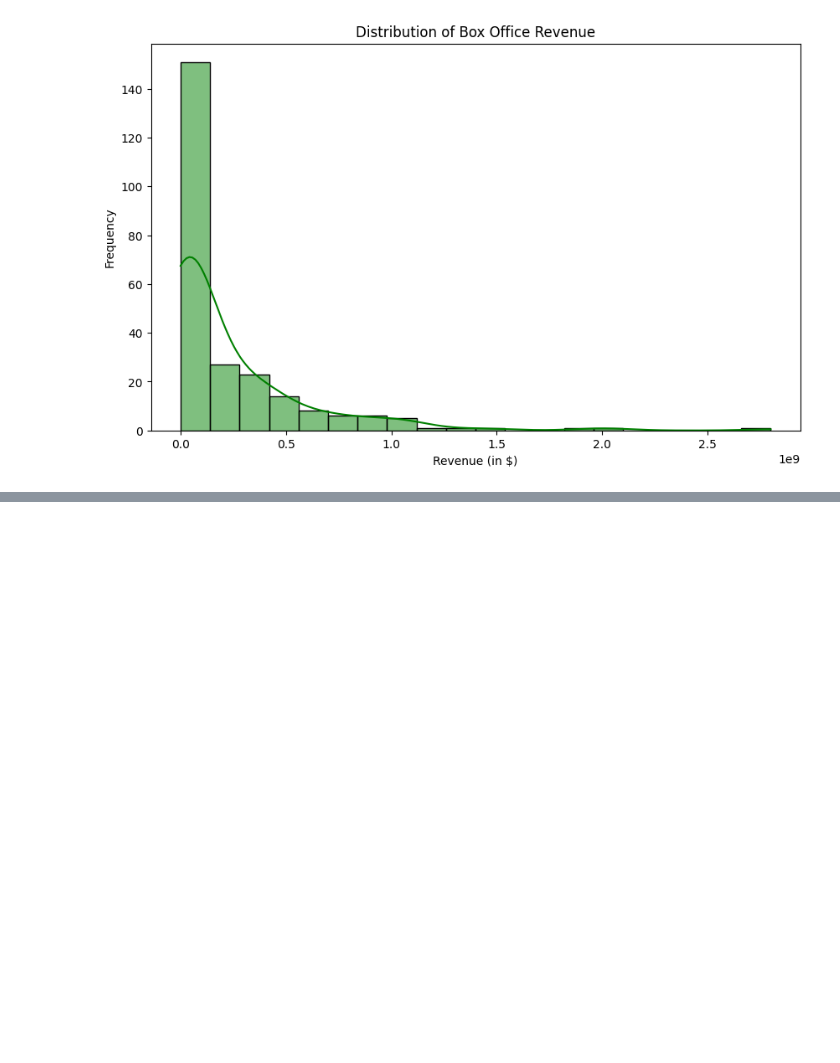
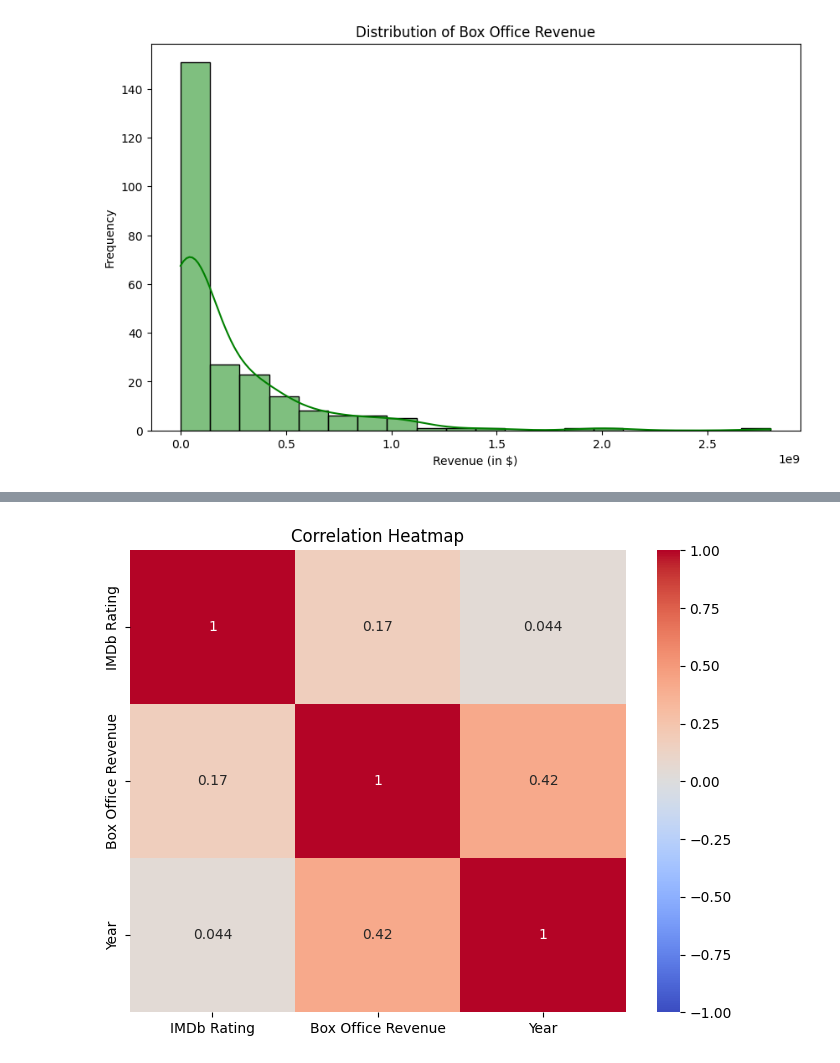
Before and after one commit to lfernando123/EDA-For-IMDbFilms, a Jupyter notebook: notebooks/eda.ipynb, the cells around one changed output, grey strips where cells are left out. Cells and saved outputs as stored; diff of their text form; code cells hidden in the pictures; blank space fills up the shorter version.

```diff
--- a/notebooks/eda.ipynb
+++ b/notebooks/eda.ipynb
@@ -327,0 +382,11 @@ plt.show()
+# %%
+# Calculate correlation matrix
+corr_matrix = df[['IMDb Rating', 'Box Office Revenue', 'Year']].corr()
+
+# Heatmap of correlation matrix
+plt.figure(figsize=(8, 6))
+sns.heatmap(corr_matrix, annot=True, cmap='coolwarm', vmin=-1, vmax=1)
+plt.title("Correlation Heatmap")
+plt.show()
+# %% [output]
+[figure, added]
```
Also changed, not shown: parts of 4 cells of this notebook.
